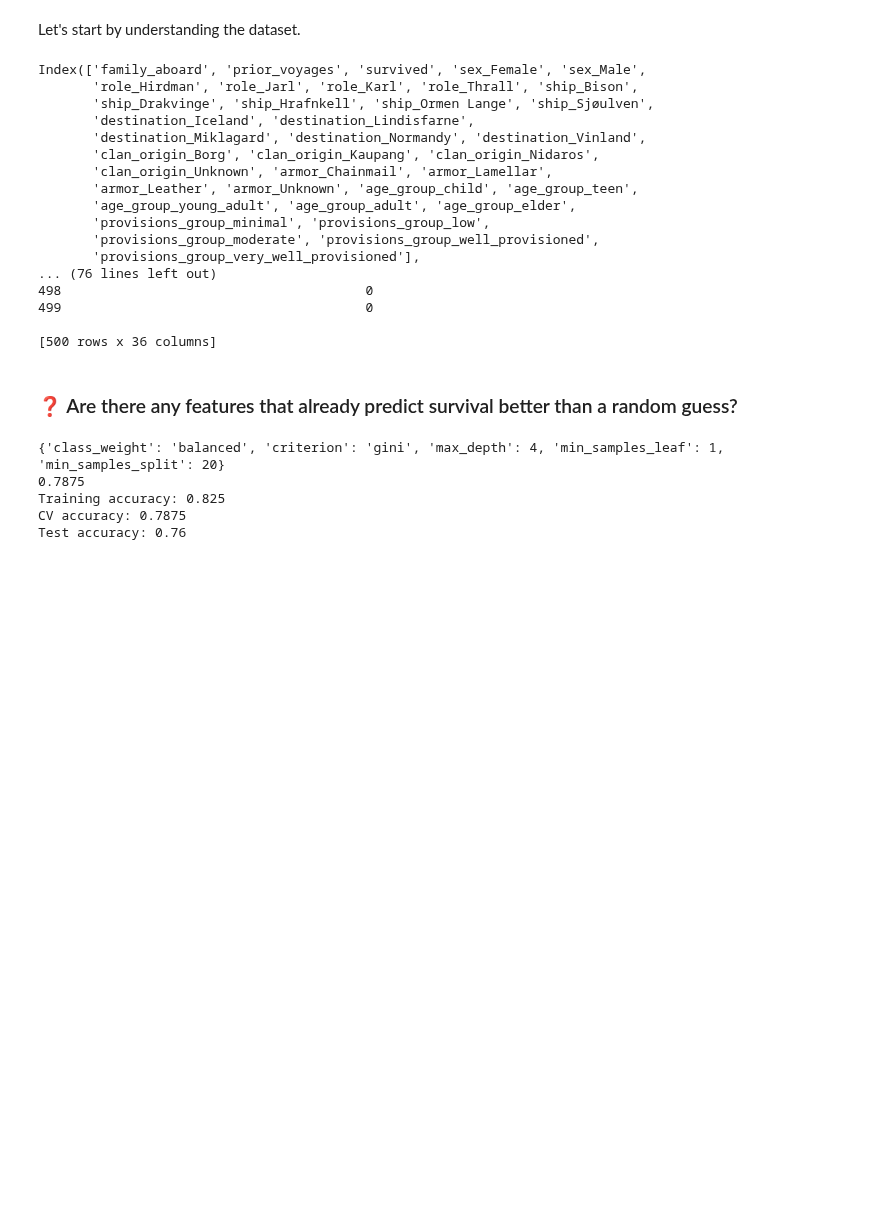
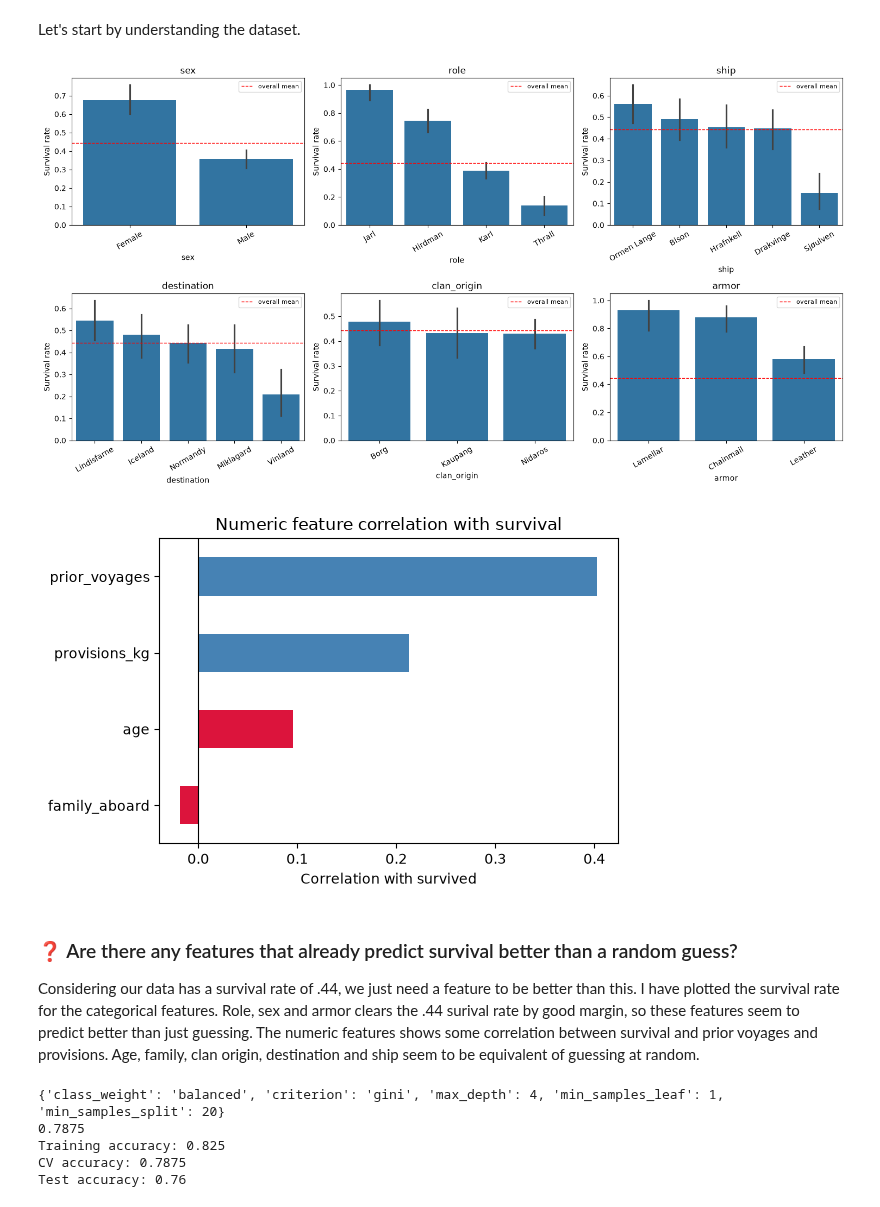
Before and after one commit to ffredz/TDT4172prosjekter, a Jupyter notebook: Assignment2/Problem2.ipynb, the cells around one changed output. Cells and saved outputs as stored; diff of their text form; code cells hidden in the pictures; blank space fills up the shorter version.

```diff
--- a/Assignment2/Problem2.ipynb
+++ b/Assignment2/Problem2.ipynb
@@ -250,59 +250,78 @@ Let's start by understanding the dataset.
 # ====================================
 # YOUR CODE GOES HERE: Let's analyse the dataset!
 # ====================================
 df = pd.read_csv('problem2.csv')
 #df=df.dropna()
 
 df = df.drop(columns=['name'])
 df = df.drop(columns=['passenger_id'])
+
+import seaborn as sns
+
+
+# ---- Categorical features: survival rate per category ----
+cat_features = ['sex', 'role', 'ship', 'destination', 'clan_origin', 'armor']
+
+fig, axes = plt.subplots(2, 3, figsize=(15, 8))
+axes = axes.ravel()
+
+for ax, col in zip(axes, cat_features):
+    order = df.groupby(col)['survived'].mean().sort_values(ascending=False).index
+    sns.barplot(data=df, x=col, y='survived', order=order, ax=ax)
+    ax.axhline(df['survived'].mean(), color='red', linestyle='--', linewidth=1, label='overall mean')
+    ax.set_title(col)
+    ax.set_ylabel('Survival rate')
+    ax.tick_params(axis='x', rotation=30)
+    ax.legend(fontsize=8)
+
+plt.tight_layout()
+plt.show()
+
+# ---- Numeric features: correlation with survived ----
+num_features = ['age', 'provisions_kg', 'family_aboard', 'prior_voyages']
+corrs = df[num_features + ['survived']].corr()['survived'].drop('survived').sort_values()
+
+plt.figure(figsize=(6, 4))
+corrs.plot(kind='barh', color=['crimson' if c < 0.1 else 'steelblue' for c in corrs])
+plt.axvline(0, color='black', linewidth=0.8)
+plt.xlabel('Correlation with survived')
+plt.title('Numeric feature correlation with survival')
+plt.tight_layout()
+plt.show()
+
+
+# ====================================
+
+
 
 df['armor']=df['armor'].fillna('Unknown')
 
 #
 df['age']=df['age'].fillna(df['age'].median())
 df['age_group'] = pd.cut(df['age'], bins = [0,12,18,30,50,100], labels = ['child','teen','young_adult','adult','elder'])
 df = df.drop(columns=['age'])
 
 
 df['provisions_group'] = pd.cut(
     df['provisions_kg'],
     bins=[0, 5, 15, 30, 60, 1000],
     labels=['minimal', 'low', 'moderate', 'well_provisioned', 'very_well_provisioned']
 )
 df = df.drop(columns='provisions_kg')
 
 
 
 df['clan_origin']=df['clan_origin'].fillna('Unknown')
 df = pd.get_dummies(df,dtype=int)
-print(df.columns)
+
 df_X = df.drop(columns=['survived'])
-print(df_X)
-
-
-
-
-# ====================================
 # %% [output]
-Index(['family_aboard', 'prior_voyages', 'survived', 'sex_Female', 'sex_Male',
-       'role_Hirdman', 'role_Jarl', 'role_Karl', 'role_Thrall', 'ship_Bison',
-       'ship_Drakvinge', 'ship_Hrafnkell', 'ship_Ormen Lange', 'ship_Sjøulven',
-       'destination_Iceland', 'destination_Lindisfarne',
-       'destination_Miklagard', 'destination_Normandy', 'destination_Vinland',
-       'clan_origin_Borg', 'clan_origin_Kaupang', 'clan_origin_Nidaros',
-       'clan_origin_Unknown', 'armor_Chainmail', 'armor_Lamellar',
-       'armor_Leather', 'armor_Unknown', 'age_group_child', 'age_group_teen',
-       'age_group_young_adult', 'age_group_adult', 'age_group_elder',
-       'provisions_group_minimal', 'provisions_group_low',
-       'provisions_group_moderate', 'provisions_group_well_provisioned',
-       'provisions_group_very_well_provisioned'],
-... (76 lines left out)
-498                                       0
-499                                       0
-
-[500 rows x 36 columns]
+[figure, added]
+[figure, added]
 # %% [markdown]
 ### ❓ Are there any features that already predict survival better than a random guess?
+Considering our data has a survival rate of .44, we just need a feature to be better than this. I have plotted the survival rate for the categorical features. Role, sex and armor clears the .44 surival rate by good margin, so these features seem to predict better than just guessing.
+The numeric features shows some correlation between survival and prior voyages and provisions. Age, family, clan origin, destination and ship seem to be equivalent of guessing at random.
 # %%
 from sklearn.metrics import accuracy_score
 from sklearn.model_selection import train_test_split, cross_val_score, GridSearchCV
```
Also changed, not shown: parts of 7 cells of this notebook.
